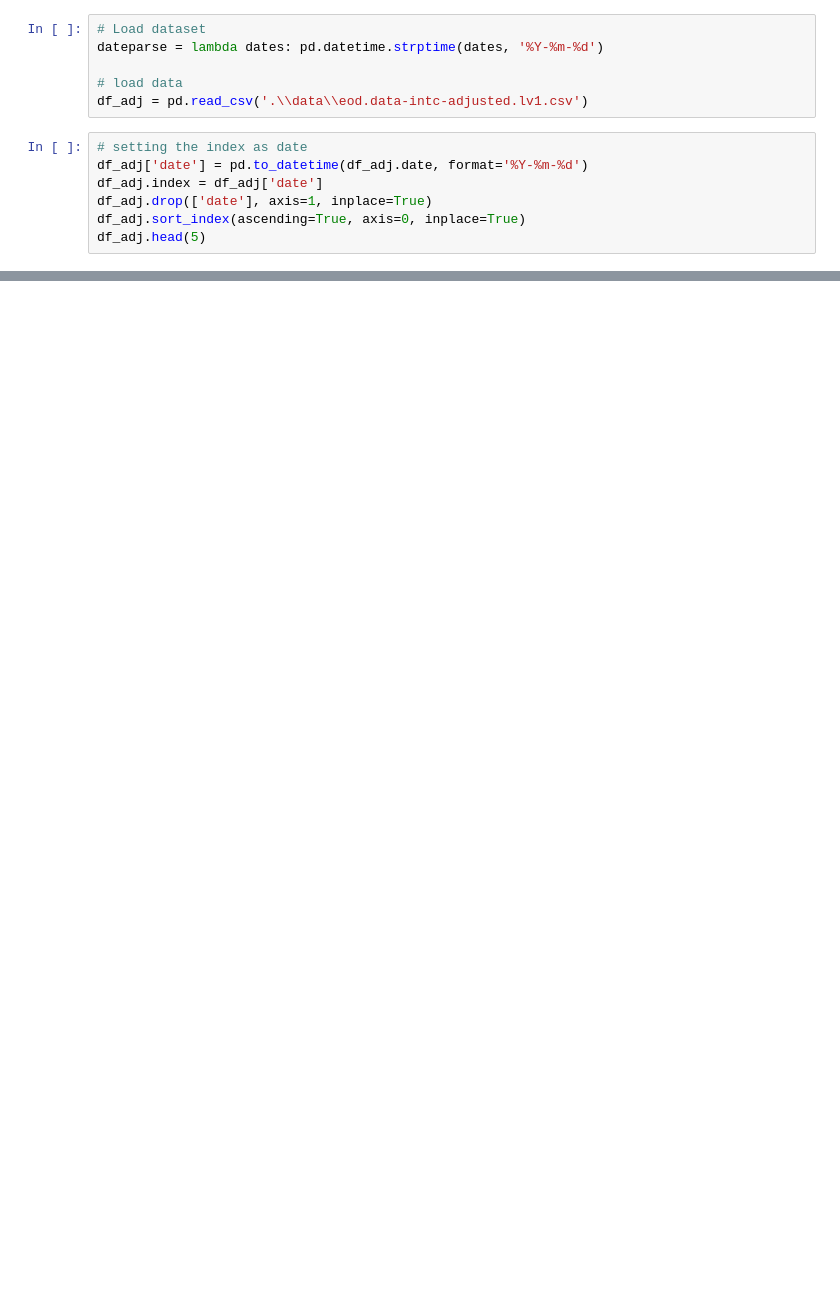
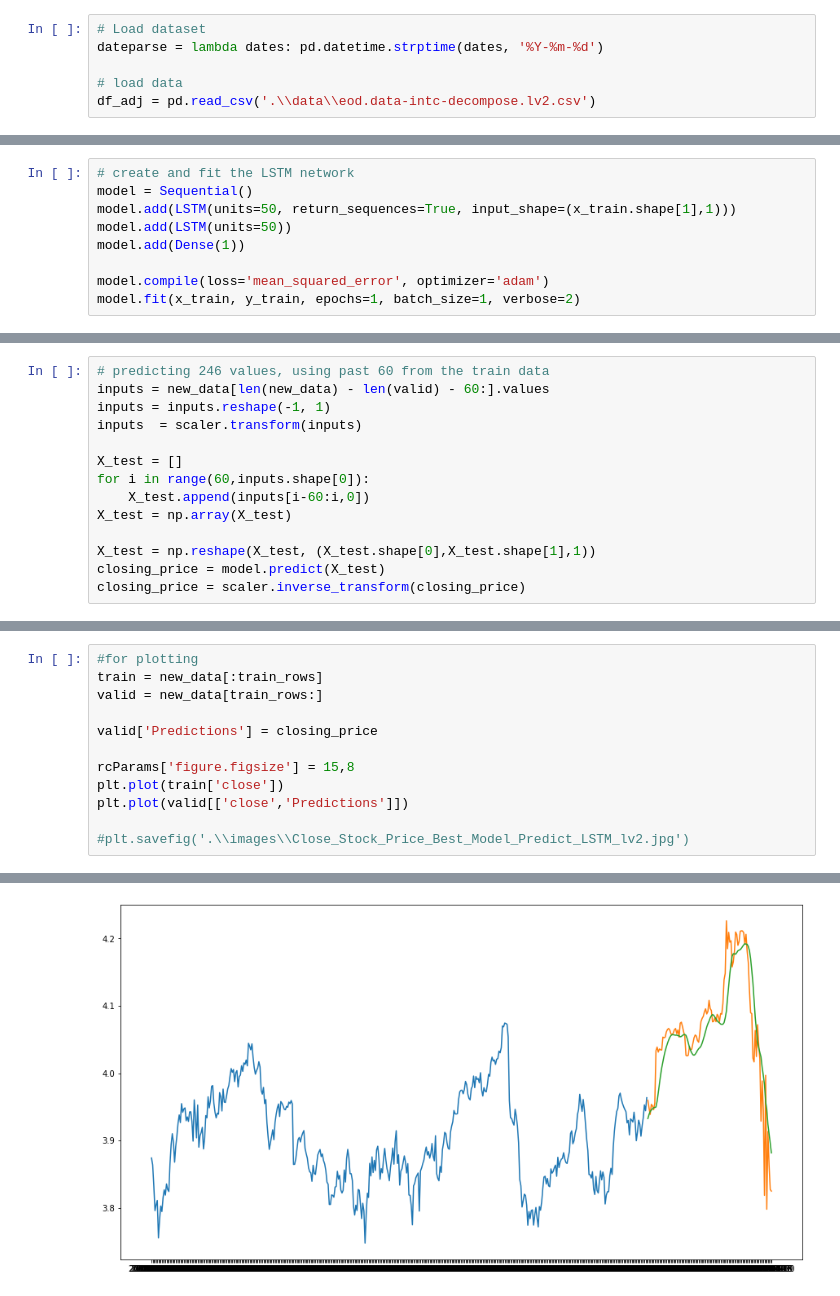
Before and after one commit to erojaso/Forecasting-Stock-Prices, a Jupyter notebook: 03_stock_price_forecast_best_model.ipynb, the cells around one changed output, grey strips where cells are left out. Cells and saved outputs as stored; diff of their text form; blank space fills up the shorter version.

Commit message:
Model Selected
Model Selected - first version

```diff
--- a/03_stock_price_forecast_best_model.ipynb
+++ b/03_stock_price_forecast_best_model.ipynb
@@ -32,11 +72,4 @@ rcParams['figure.figsize'] = 15, 8
 dateparse = lambda dates: pd.datetime.strptime(dates, '%Y-%m-%d')
 
 # load data
-df_adj = pd.read_csv('.\\data\\eod.data-intc-adjusted.lv1.csv')
+df_adj = pd.read_csv('.\\data\\eod.data-intc-decompose.lv2.csv')
-# %%
-# setting the index as date
-df_adj['date'] = pd.to_datetime(df_adj.date, format='%Y-%m-%d')
-df_adj.index = df_adj['date']
-df_adj.drop(['date'], axis=1, inplace=True)
-df_adj.sort_index(ascending=True, axis=0, inplace=True)
-df_adj.head(5)
@@ -42,0 +124,9 @@ df_adj.head(5)
+# %%
+# create and fit the LSTM network
+model = Sequential()
+model.add(LSTM(units=50, return_sequences=True, input_shape=(x_train.shape[1],1)))
+model.add(LSTM(units=50))
+model.add(Dense(1))
+
+model.compile(loss='mean_squared_error', optimizer='adam')
+model.fit(x_train, y_train, epochs=1, batch_size=1, verbose=2)
@@ -42,0 +137,14 @@ df_adj.head(5)
+# %%
+# predicting 246 values, using past 60 from the train data
+inputs = new_data[len(new_data) - len(valid) - 60:].values
+inputs = inputs.reshape(-1, 1)
+inputs  = scaler.transform(inputs)
+
+X_test = []
+for i in range(60,inputs.shape[0]):
+    X_test.append(inputs[i-60:i,0])
+X_test = np.array(X_test)
+
+X_test = np.reshape(X_test, (X_test.shape[0],X_test.shape[1],1))
+closing_price = model.predict(X_test)
+closing_price = scaler.inverse_transform(closing_price)
@@ -42,0 +170,13 @@ df_adj.head(5)
+# %%
+#for plotting
+train = new_data[:train_rows]
+valid = new_data[train_rows:]
+
+valid['Predictions'] = closing_price
+
+rcParams['figure.figsize'] = 15,8
+plt.plot(train['close'])
+plt.plot(valid[['close','Predictions']])
+
+#plt.savefig('.\\images\\Close_Stock_Price_Best_Model_Predict_LSTM_lv2.jpg')
+# %% [output]
@@ -42,0 +185 @@ df_adj.head(5)
+[figure, added]
```
Also changed, not shown: parts of 11 cells of this notebook, 1 other file.
